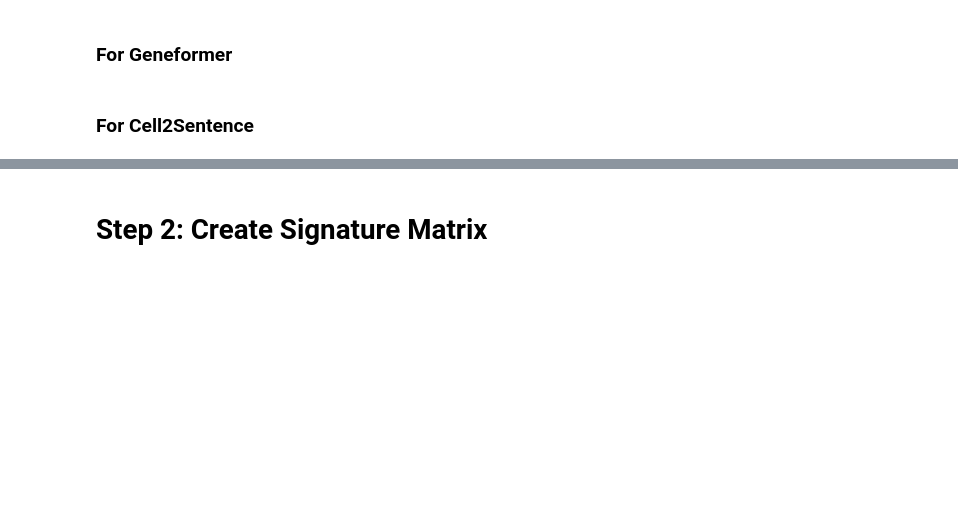
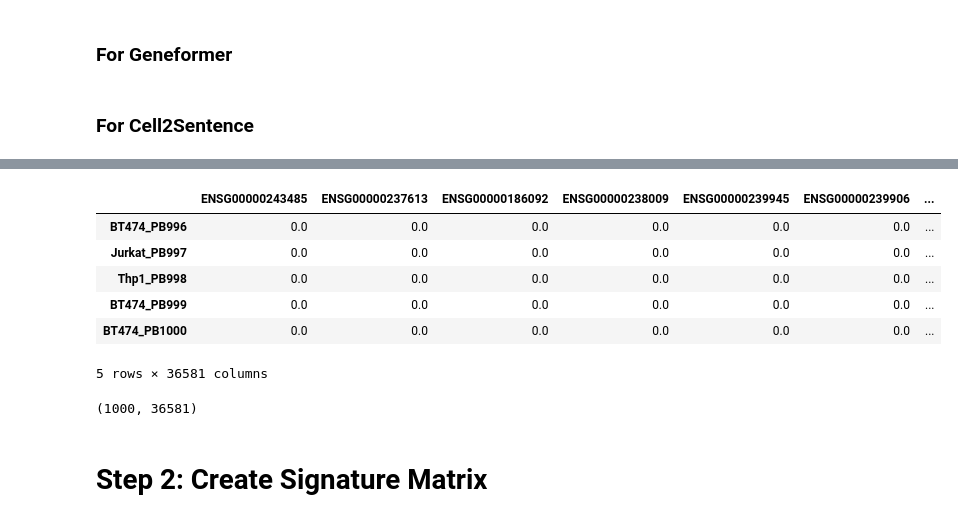
Before and after one commit to Eastmanmd/DECONVersation, a Jupyter notebook: src/DECONVersation/test_all_functions_and_features.ipynb, the cells around one changed output, grey strips where cells are left out. Saved outputs shown, nothing was run; the diff lists cells and outputs as text; code cells hidden in the pictures; blank space fills up the shorter version.

```diff
--- a/src/DECONVersation/test_all_functions_and_features.ipynb
+++ b/src/DECONVersation/test_all_functions_and_features.ipynb
@@ -123,0 +184,14 @@ pseudobulk_all_c2s.columns = gene_id_name_map(gene_list = pseudobulk_all.columns
+# %%
+pb_cell_lines.tail()
+# %% [output]
+|  | ENSG00000243485 | ENSG00000237613 | ENSG00000186092 | ENSG00000238009 | ENSG00000239945 | ENSG00000239906 | ... |
+| BT474_PB996 | 0.0 | 0.0 | 0.0 | 0.0 | 0.0 | 0.0 | ... |
+| Jurkat_PB997 | 0.0 | 0.0 | 0.0 | 0.0 | 0.0 | 0.0 | ... |
+| Thp1_PB998 | 0.0 | 0.0 | 0.0 | 0.0 | 0.0 | 0.0 | ... |
+| BT474_PB999 | 0.0 | 0.0 | 0.0 | 0.0 | 0.0 | 0.0 | ... |
+| BT474_PB1000 | 0.0 | 0.0 | 0.0 | 0.0 | 0.0 | 0.0 | ... |
+5 rows × 36581 columns
+# %%
+pb_cell_lines.shape
+# %% [output]
+(1000, 36581)
```
Also changed, not shown: parts of 17 cells of this notebook, 1 other file.
